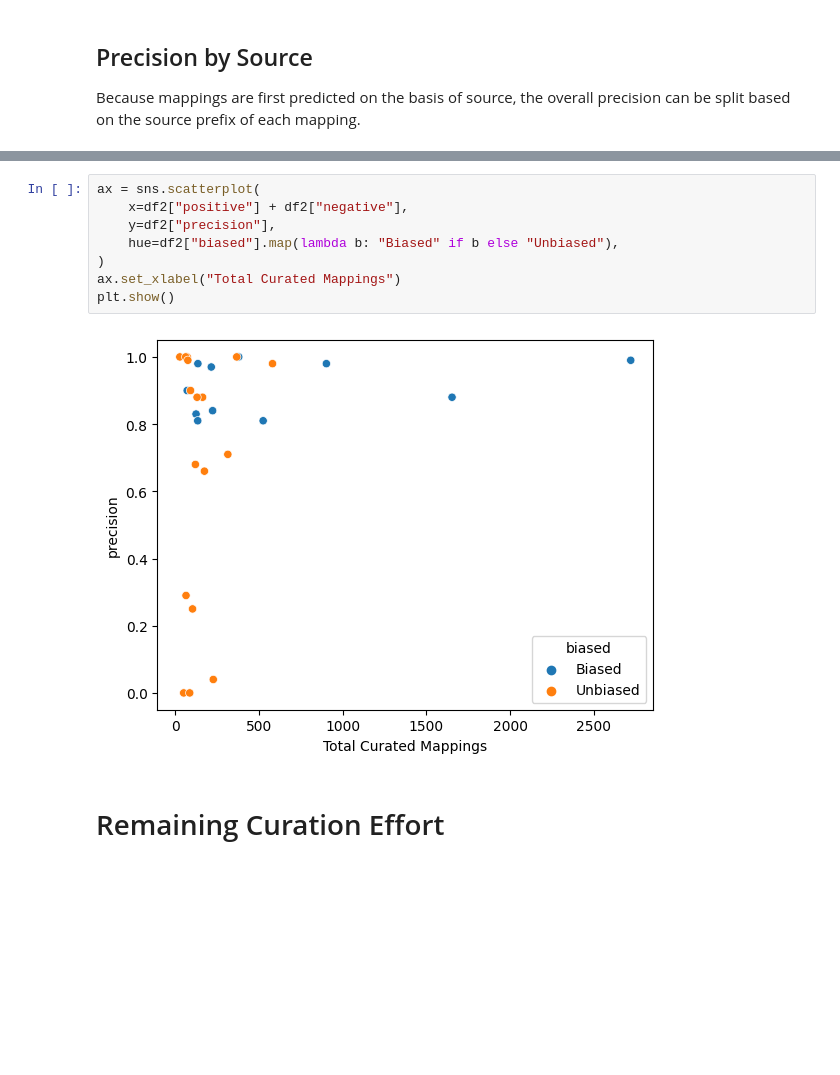
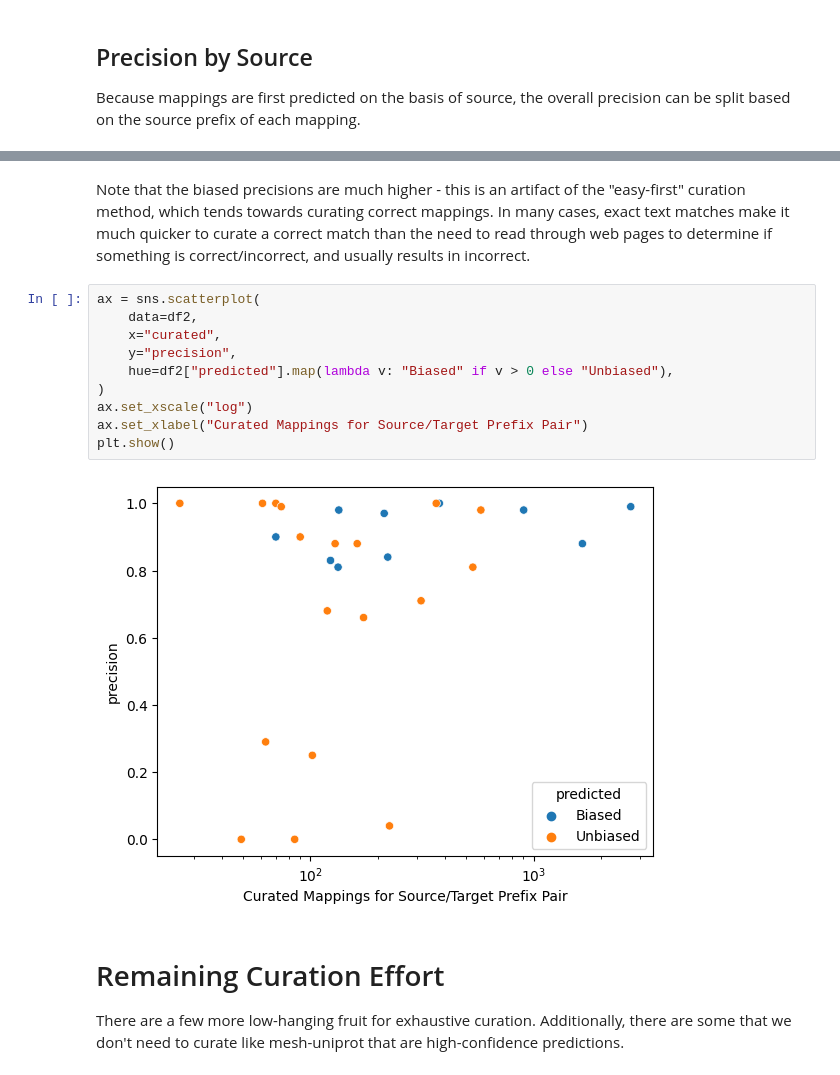
Before and after one commit to biopragmatics/biomappings, a Jupyter notebook: notebooks/Biased Measurement of Precision.ipynb, the cells around one changed output, grey strips where cells are left out. Cells and saved outputs as stored; diff of their text form; blank space fills up the shorter version.

```diff
--- a/notebooks/Biased Measurement of Precision.ipynb
+++ b/notebooks/Biased Measurement of Precision.ipynb
@@ -150,12 +145,18 @@ df2
-# %%
-ax = sns.scatterplot(
-    x=df2["positive"] + df2["negative"],
-    y=df2["precision"],
-    hue=df2["biased"].map(lambda b: "Biased" if b else "Unbiased"),
-)
-ax.set_xlabel("Total Curated Mappings")
-plt.show()
-# %% [output]
-[figure, removed]
+# %% [markdown]
+Note that the biased precisions are much higher - this is an artifact of the "easy-first" curation method, which tends towards curating correct mappings. In many cases, exact text matches make it much quicker to curate a correct match than the need to read through web pages to determine if something is correct/incorrect, and usually results in incorrect.
+# %%
+ax = sns.scatterplot(
+    data=df2,
+    x="curated",
+    y="precision",
+    hue=df2["predicted"].map(lambda v: "Biased" if v > 0 else "Unbiased"),
+)
+ax.set_xscale("log")
+ax.set_xlabel("Curated Mappings for Source/Target Prefix Pair")
+plt.show()
+# %% [output]
+[figure, added]
 # %% [markdown]
 # Remaining Curation Effort
+
+There are a few more low-hanging fruit for exhaustive curation. Additionally, there are some that we don't need to curate like mesh-uniprot that are high-confidence predictions.
```
Also changed, not shown: parts of 15 cells of this notebook, 4 other files.
